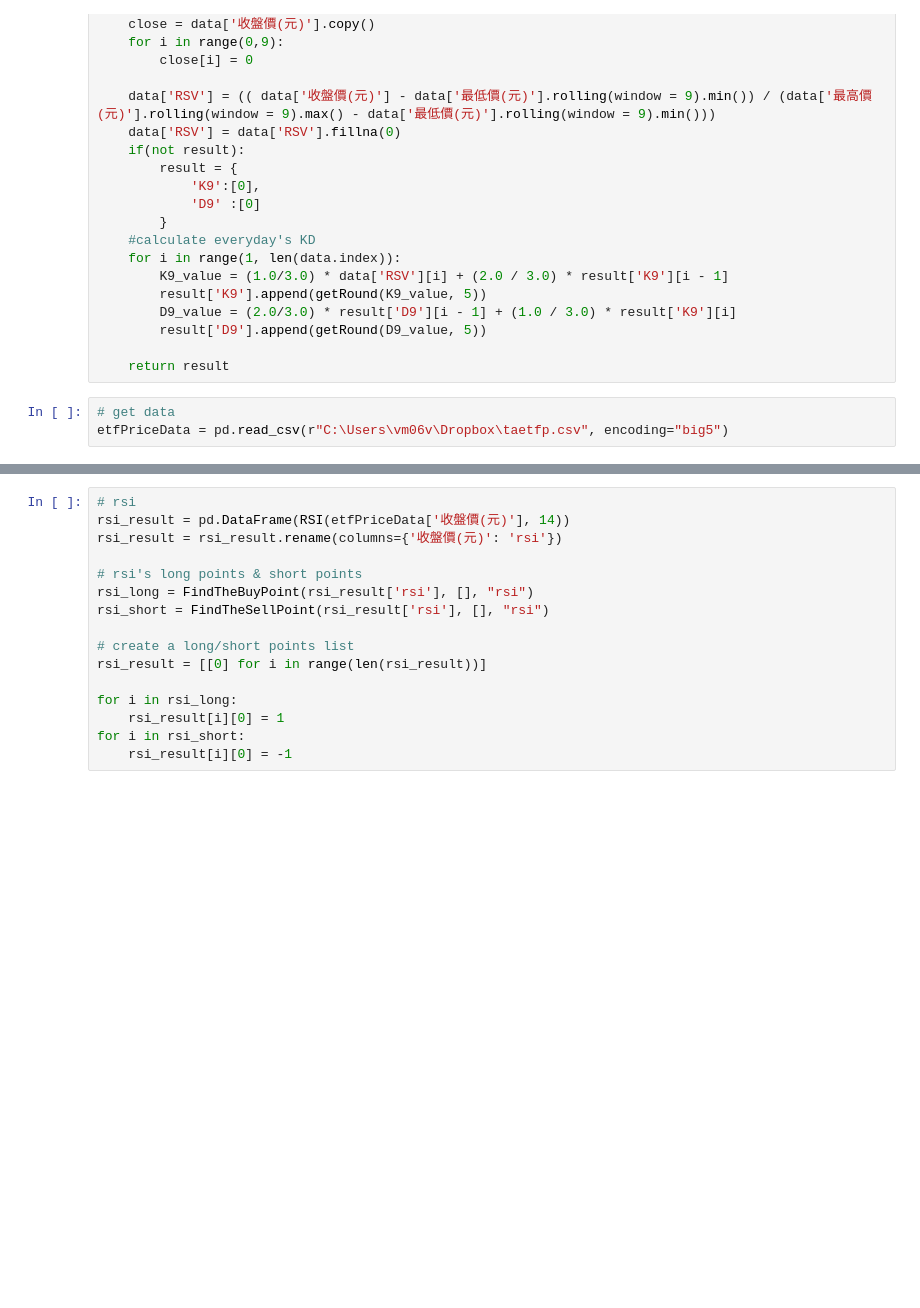
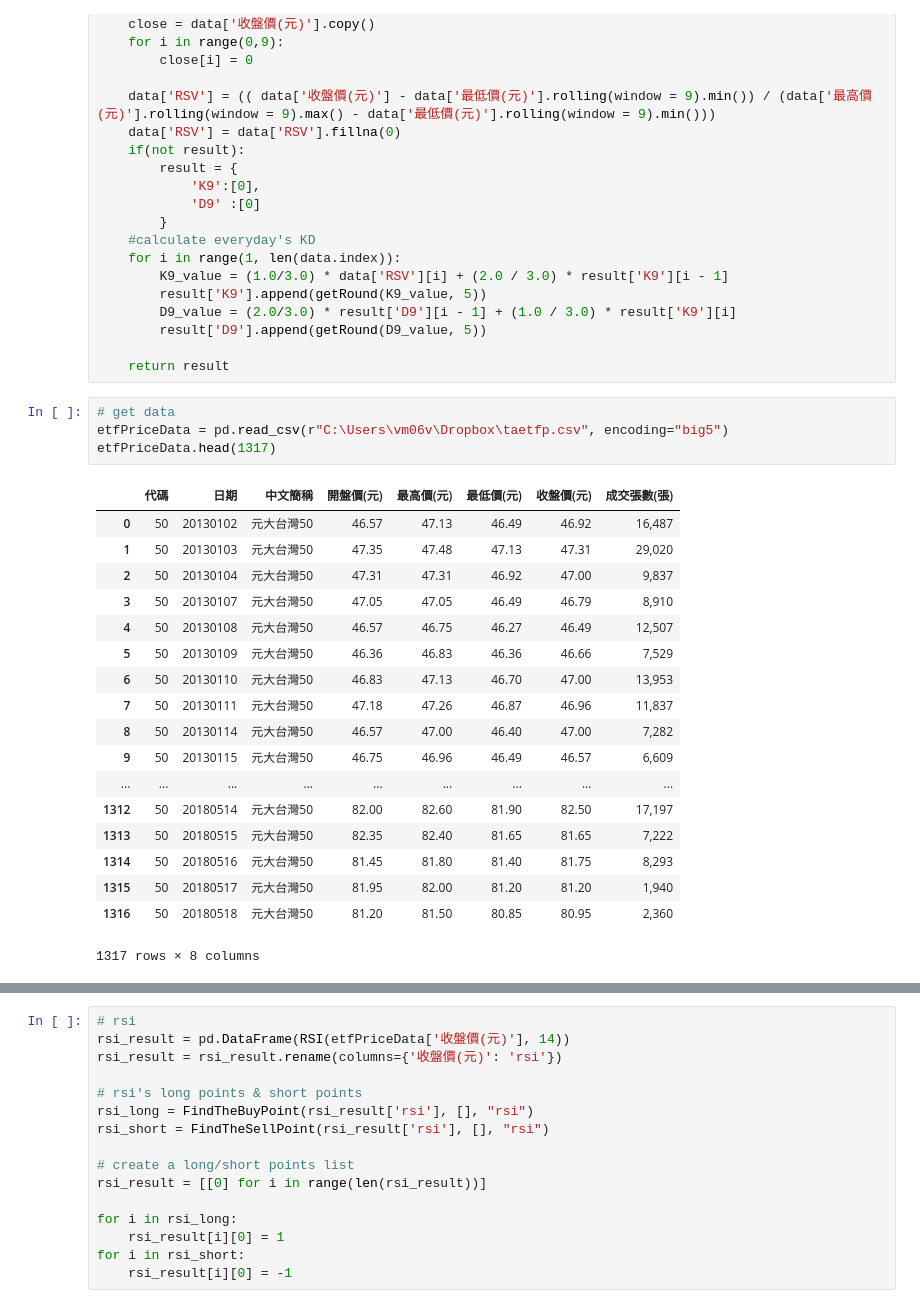
Before and after one commit to mikeyangyo/TBrain_indicators, a Jupyter notebook: Indicators.ipynb, the cells around one changed output, grey strips where cells are left out. Cells and saved outputs as stored; diff of their text form; blank space fills up the shorter version.

```diff
--- a/Indicators.ipynb
+++ b/Indicators.ipynb
@@ -135,6 +134,26 @@ def KD(data, result = {}):
 # %%
 # get data
 etfPriceData = pd.read_csv(r"C:\Users\vm06v\Dropbox\taetfp.csv", encoding="big5")
+etfPriceData.head(1317)
+# %% [output]
+|  | 代碼 | 日期 | 中文簡稱 | 開盤價(元) | 最高價(元) | 最低價(元) | 收盤價(元) | 成交張數(張) |
+| 0 | 50 | 20130102 | 元大台灣50 | 46.57 | 47.13 | 46.49 | 46.92 | 16,487 |
+| 1 | 50 | 20130103 | 元大台灣50 | 47.35 | 47.48 | 47.13 | 47.31 | 29,020 |
+| 2 | 50 | 20130104 | 元大台灣50 | 47.31 | 47.31 | 46.92 | 47.00 | 9,837 |
+| 3 | 50 | 20130107 | 元大台灣50 | 47.05 | 47.05 | 46.49 | 46.79 | 8,910 |
+| 4 | 50 | 20130108 | 元大台灣50 | 46.57 | 46.75 | 46.27 | 46.49 | 12,507 |
+| 5 | 50 | 20130109 | 元大台灣50 | 46.36 | 46.83 | 46.36 | 46.66 | 7,529 |
+| 6 | 50 | 20130110 | 元大台灣50 | 46.83 | 47.13 | 46.70 | 47.00 | 13,953 |
+| 7 | 50 | 20130111 | 元大台灣50 | 47.18 | 47.26 | 46.87 | 46.96 | 11,837 |
+| 8 | 50 | 20130114 | 元大台灣50 | 46.57 | 47.00 | 46.40 | 47.00 | 7,282 |
+| 9 | 50 | 20130115 | 元大台灣50 | 46.75 | 46.96 | 46.49 | 46.57 | 6,609 |
+| ... | ... | ... | ... | ... | ... | ... | ... | ... |
+| 1312 | 50 | 20180514 | 元大台灣50 | 82.00 | 82.60 | 81.90 | 82.50 | 17,197 |
+| 1313 | 50 | 20180515 | 元大台灣50 | 82.35 | 82.40 | 81.65 | 81.65 | 7,222 |
+| 1314 | 50 | 20180516 | 元大台灣50 | 81.45 | 81.80 | 81.40 | 81.75 | 8,293 |
+| 1315 | 50 | 20180517 | 元大台灣50 | 81.95 | 82.00 | 81.20 | 81.20 | 1,940 |
+| 1316 | 50 | 20180518 | 元大台灣50 | 81.20 | 81.50 | 80.85 | 80.95 | 2,360 |
+1317 rows × 8 columns
 # %%
 # kd
 KD_result = pd.DataFrame(KD(etfPriceData))
```
Also changed, not shown: parts of 5 cells of this notebook.
